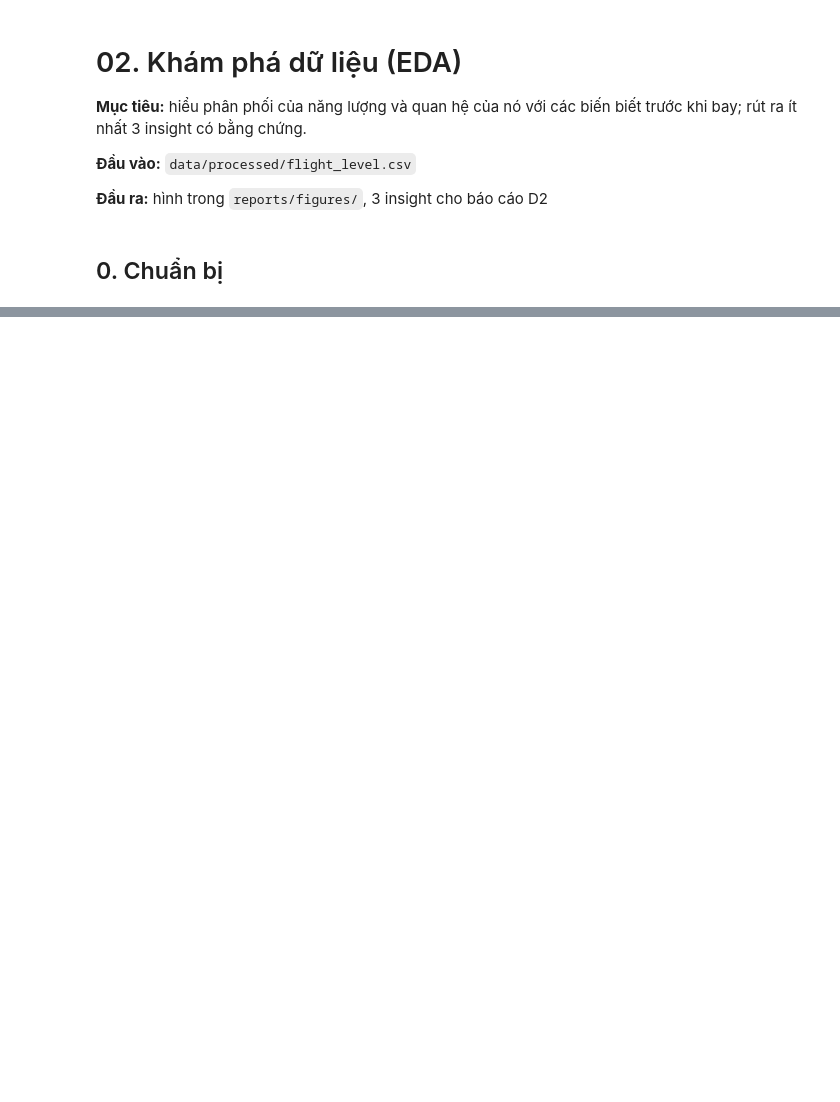
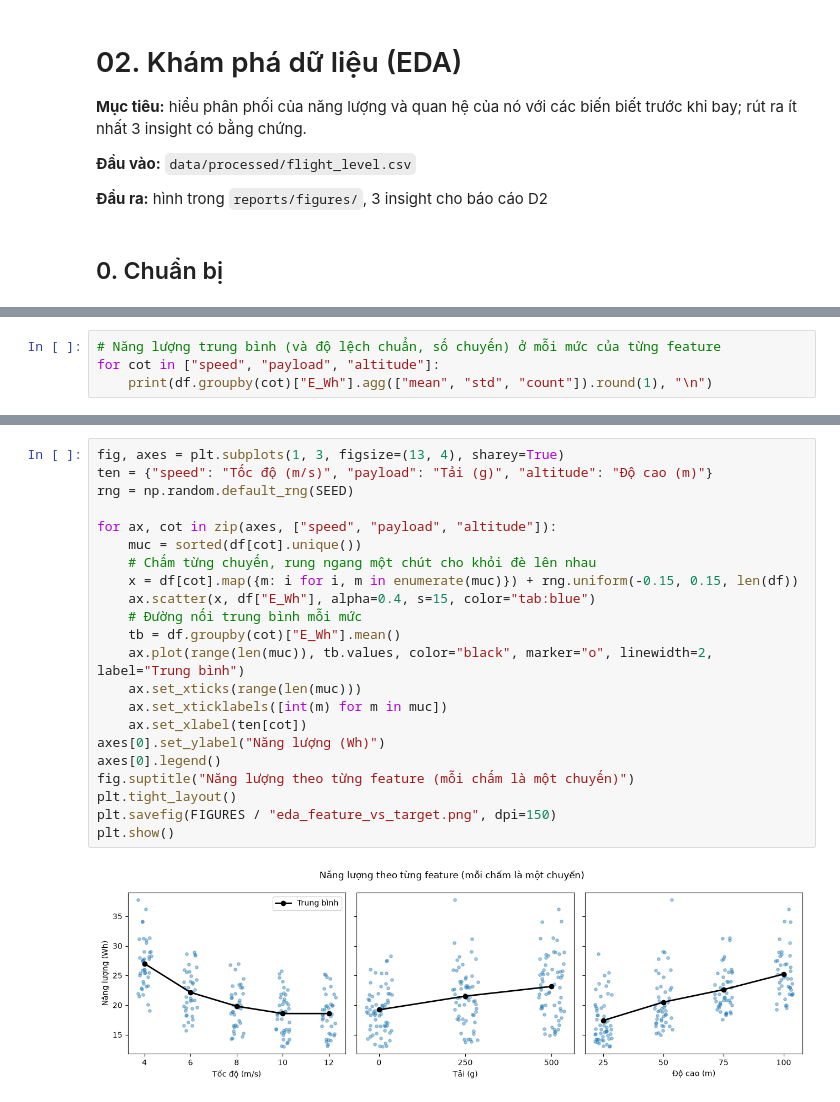
Before and after one commit to viewer22/DTA, a Jupyter notebook: notebooks/02_eda.ipynb, the cells around one changed output, grey strips where cells are left out. Cells and saved outputs as stored; diff of their text form; blank space fills up the shorter version.

```diff
--- a/notebooks/02_eda.ipynb
+++ b/notebooks/02_eda.ipynb
@@ -37,0 +152,4 @@ SEED = 301
+# %%
+# Năng lượng trung bình (và độ lệch chuẩn, số chuyến) ở mỗi mức của từng feature
+for cot in ["speed", "payload", "altitude"]:
+    print(df.groupby(cot)["E_Wh"].agg(["mean", "std", "count"]).round(1), "\n")
@@ -37,0 +177,24 @@ SEED = 301
+# %%
+fig, axes = plt.subplots(1, 3, figsize=(13, 4), sharey=True)
+ten = {"speed": "Tốc độ (m/s)", "payload": "Tải (g)", "altitude": "Độ cao (m)"}
+rng = np.random.default_rng(SEED)
+
+for ax, cot in zip(axes, ["speed", "payload", "altitude"]):
+    muc = sorted(df[cot].unique())
+    # Chấm từng chuyến, rung ngang một chút cho khỏi đè lên nhau
+    x = df[cot].map({m: i for i, m in enumerate(muc)}) + rng.uniform(-0.15, 0.15, len(df))
+    ax.scatter(x, df["E_Wh"], alpha=0.4, s=15, color="tab:blue")
+    # Đường nối trung bình mỗi mức
+    tb = df.groupby(cot)["E_Wh"].mean()
+    ax.plot(range(len(muc)), tb.values, color="black", marker="o", linewidth=2, label="Trung bình")
+    ax.set_xticks(range(len(muc)))
+    ax.set_xticklabels([int(m) for m in muc])
+    ax.set_xlabel(ten[cot])
+axes[0].set_ylabel("Năng lượng (Wh)")
+axes[0].legend()
+fig.suptitle("Năng lượng theo từng feature (mỗi chấm là một chuyến)")
+plt.tight_layout()
+plt.savefig(FIGURES / "eda_feature_vs_target.png", dpi=150)
+plt.show()
+# %% [output]
+[figure, added]
```
Also changed, not shown: parts of 37 cells of this notebook, 13 other files.
